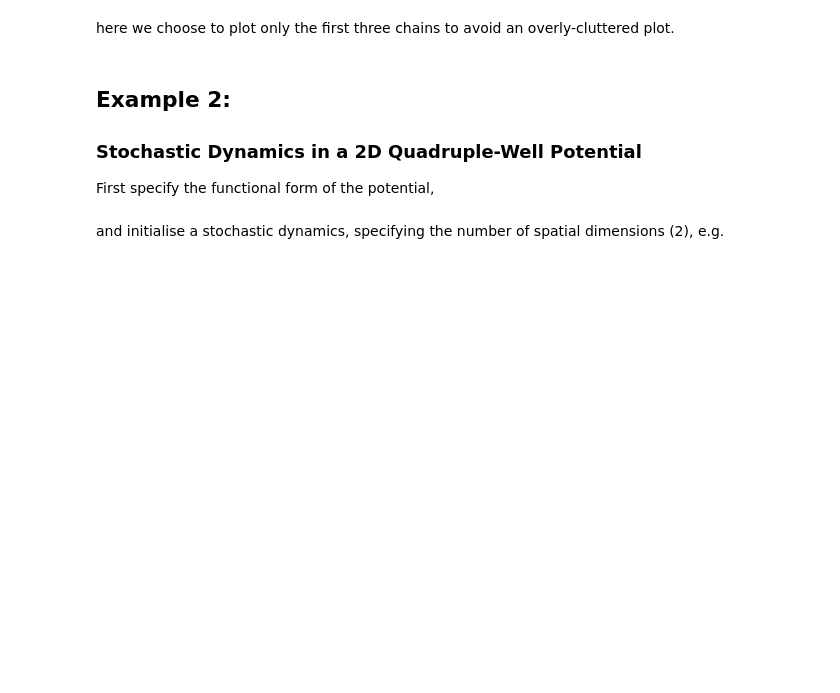
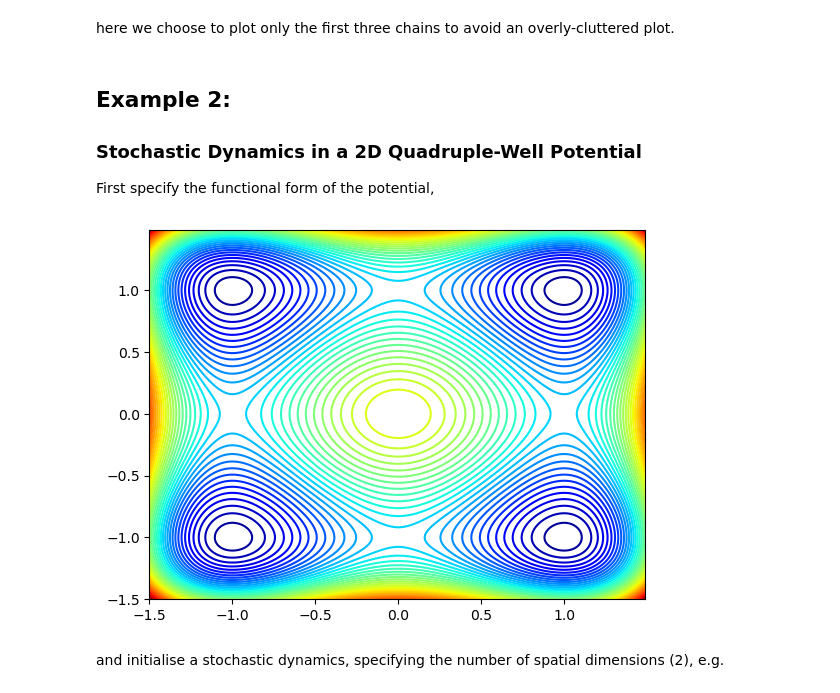
Before and after one commit to dominicp6/parallelised_stochastic_sampling, a Jupyter notebook: tutorial.ipynb, the cells around one changed output. Saved outputs shown, nothing was run; the diff lists cells and outputs as text; code cells hidden in the pictures; blank space fills up the shorter version.

```diff
--- a/tutorial.ipynb
+++ b/tutorial.ipynb
@@ -65,9 +101,13 @@ First specify the functional form of the potential,
 # %%
 def quadruple_well_potential(x):
     h = 2
     c = 2
     return (-(1 / 4) * (x[0] ** 2) * (h ** 4) + (1 / 2) * (c ** 2) * (x[0] ** 4)) + (
             -(1 / 4) * (x[1] ** 2) * (h ** 4) + (1 / 2) * (c ** 2) * (x[1] ** 4))
+
+plot_2D(quadruple_well_potential, r_min=-1.5, r_max=1.5)
+# %% [output]
+[figure, added]
 # %% [markdown]
 and initialise a stochastic dynamics, specifying the number of spatial dimensions (2), e.g.
 # %%
```
Also changed, not shown: parts of 11 cells of this notebook, 3 other files.
